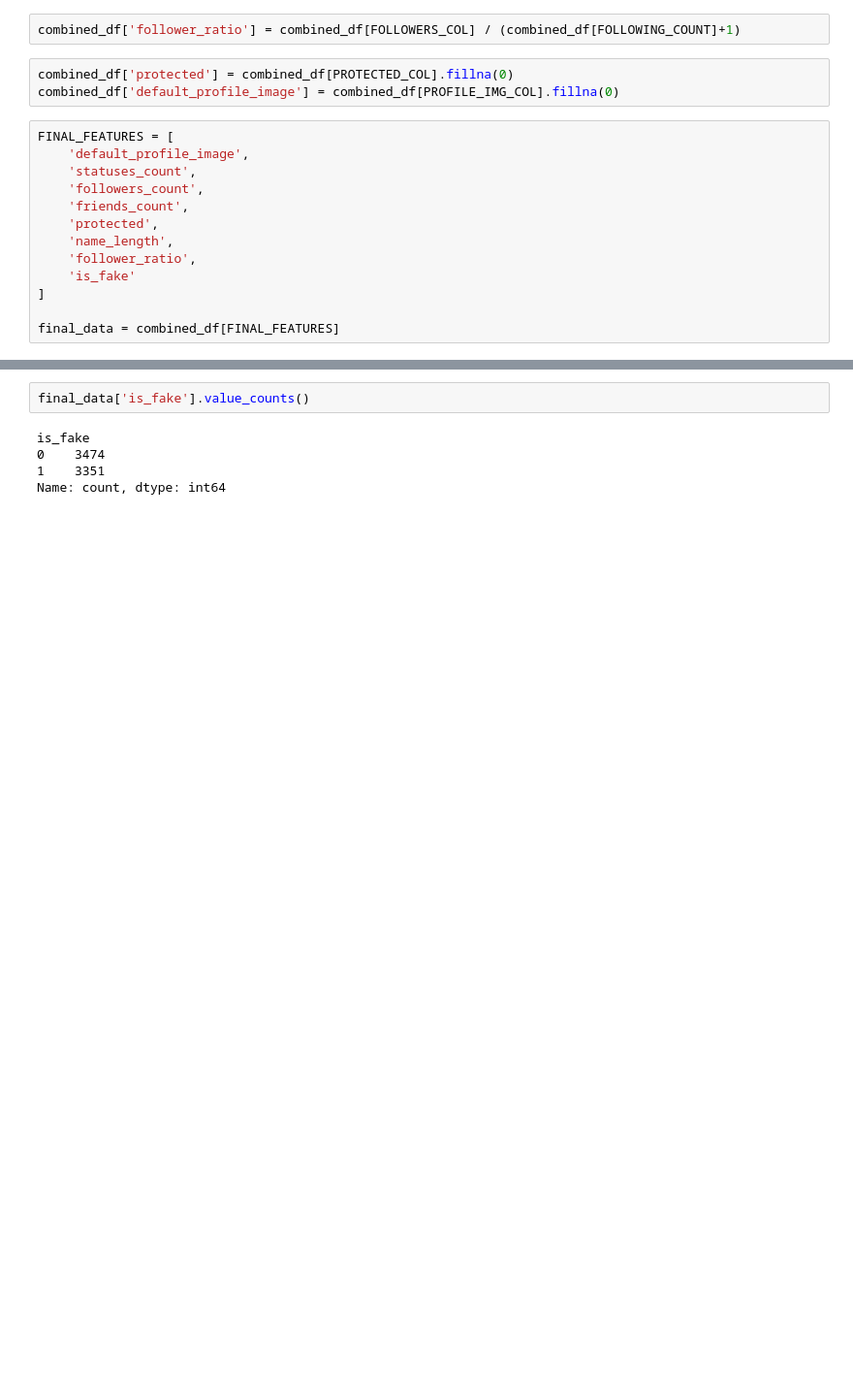
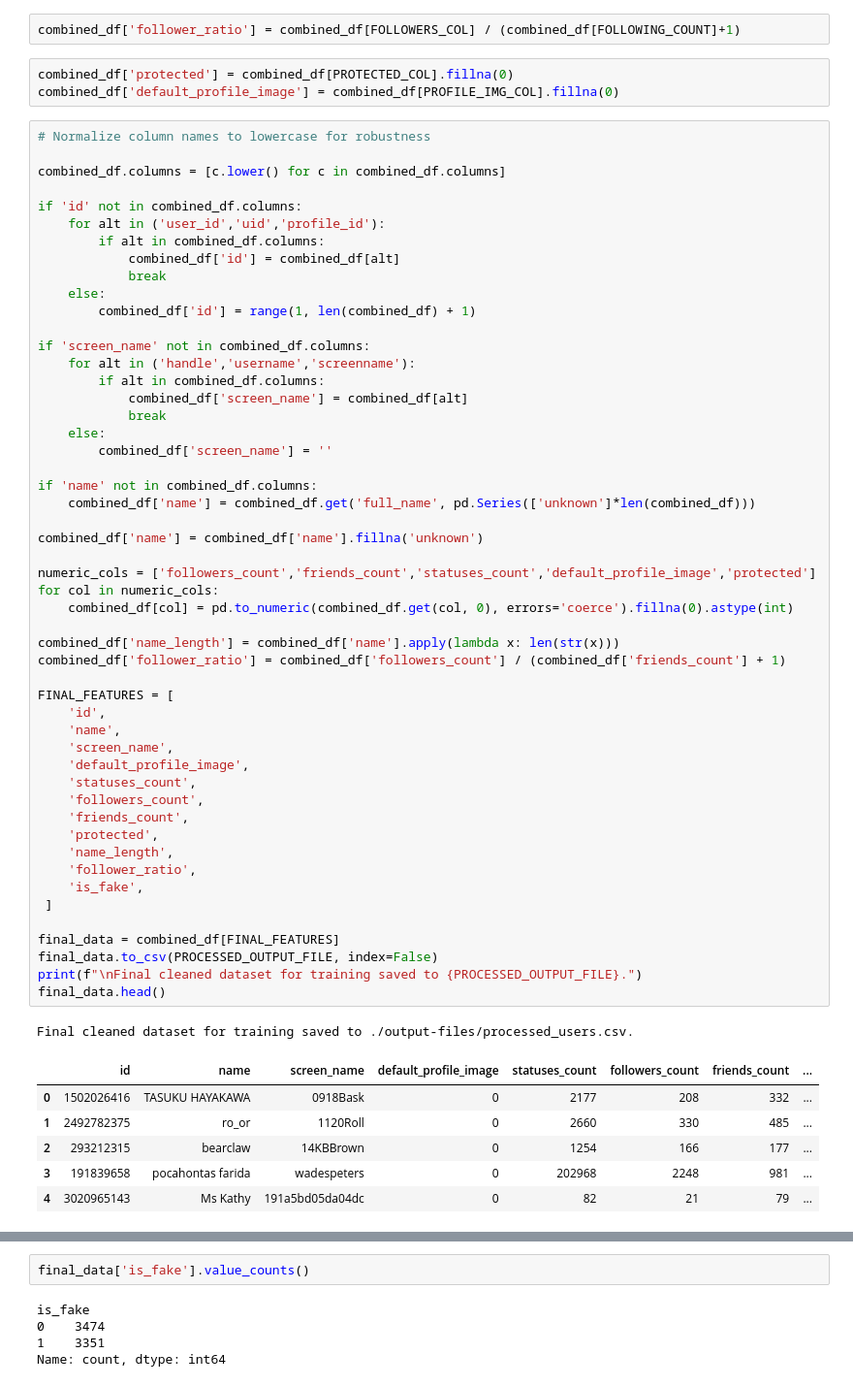
Before and after one commit to nilesh-shukla/bugsSmith, a Jupyter notebook: bugsSmith-B/preprocessing-dataset-1.ipynb, the cells around one changed output, grey strips where cells are left out. Shown at 97% size. Cells and saved outputs as stored; diff of their text form; blank space fills up the shorter version.

```diff
--- a/bugsSmith-B/preprocessing-dataset-1.ipynb
+++ b/bugsSmith-B/preprocessing-dataset-1.ipynb
@@ -68,18 +68,64 @@ combined_df['follower_ratio'] = combined_df[FOLLOWERS_COL] / (combined_df[FOLLOW
 combined_df['protected'] = combined_df[PROTECTED_COL].fillna(0)
 combined_df['default_profile_image'] = combined_df[PROFILE_IMG_COL].fillna(0)
 # %%
+# Normalize column names to lowercase for robustness
+
+combined_df.columns = [c.lower() for c in combined_df.columns]
+
+if 'id' not in combined_df.columns:
+    for alt in ('user_id','uid','profile_id'):
+        if alt in combined_df.columns:
+            combined_df['id'] = combined_df[alt]
+            break
+    else:
+        combined_df['id'] = range(1, len(combined_df) + 1)
+
+if 'screen_name' not in combined_df.columns:
+    for alt in ('handle','username','screenname'):
+        if alt in combined_df.columns:
+            combined_df['screen_name'] = combined_df[alt]
+            break
+    else:
+        combined_df['screen_name'] = ''
+
+if 'name' not in combined_df.columns:
+    combined_df['name'] = combined_df.get('full_name', pd.Series(['unknown']*len(combined_df)))
+
+combined_df['name'] = combined_df['name'].fillna('unknown')
+
+numeric_cols = ['followers_count','friends_count','statuses_count','default_profile_image','protected']
+for col in numeric_cols:
+    combined_df[col] = pd.to_numeric(combined_df.get(col, 0), errors='coerce').fillna(0).astype(int)
+
+combined_df['name_length'] = combined_df['name'].apply(lambda x: len(str(x)))
+combined_df['follower_ratio'] = combined_df['followers_count'] / (combined_df['friends_count'] + 1)
+
 FINAL_FEATURES = [
+    'id',
+    'name',
+    'screen_name',
     'default_profile_image',
     'statuses_count',
     'followers_count',
     'friends_count',
     'protected',
     'name_length',
     'follower_ratio',
-    'is_fake'
-]
+    'is_fake',
+ ]
 
 final_data = combined_df[FINAL_FEATURES]
+final_data.to_csv(PROCESSED_OUTPUT_FILE, index=False)
+print(f"\nFinal cleaned dataset for training saved to {PROCESSED_OUTPUT_FILE}.")
+final_data.head()
+# %% [output]
+Final cleaned dataset for training saved to ./output-files/processed_users.csv.
+|  | id | name | screen_name | default_profile_image | statuses_count | followers_count | friends_count | ... |
+| 0 | 1502026416 | TASUKU HAYAKAWA | 0918Bask | 0 | 2177 | 208 | 332 | ... |
+| 1 | 2492782375 | ro_or | 1120Roll | 0 | 2660 | 330 | 485 | ... |
+| 2 | 293212315 | bearclaw | 14KBBrown | 0 | 1254 | 166 | 177 | ... |
+| 3 | 191839658 | pocahontas farida | wadespeters | 0 | 202968 | 2248 | 981 | ... |
+| 4 | 3020965143 | Ms Kathy | 191a5bd05da04dc | 0 | 82 | 21 | 79 | ... |
 # %%
 final_data.to_csv(PROCESSED_OUTPUT_FILE, index=False)
 print(f"\nFinal cleaned dataset for training saved to {PROCESSED_OUTPUT_FILE}.")
```
Also changed, not shown: parts of 4 cells of this notebook, 6 other files.
